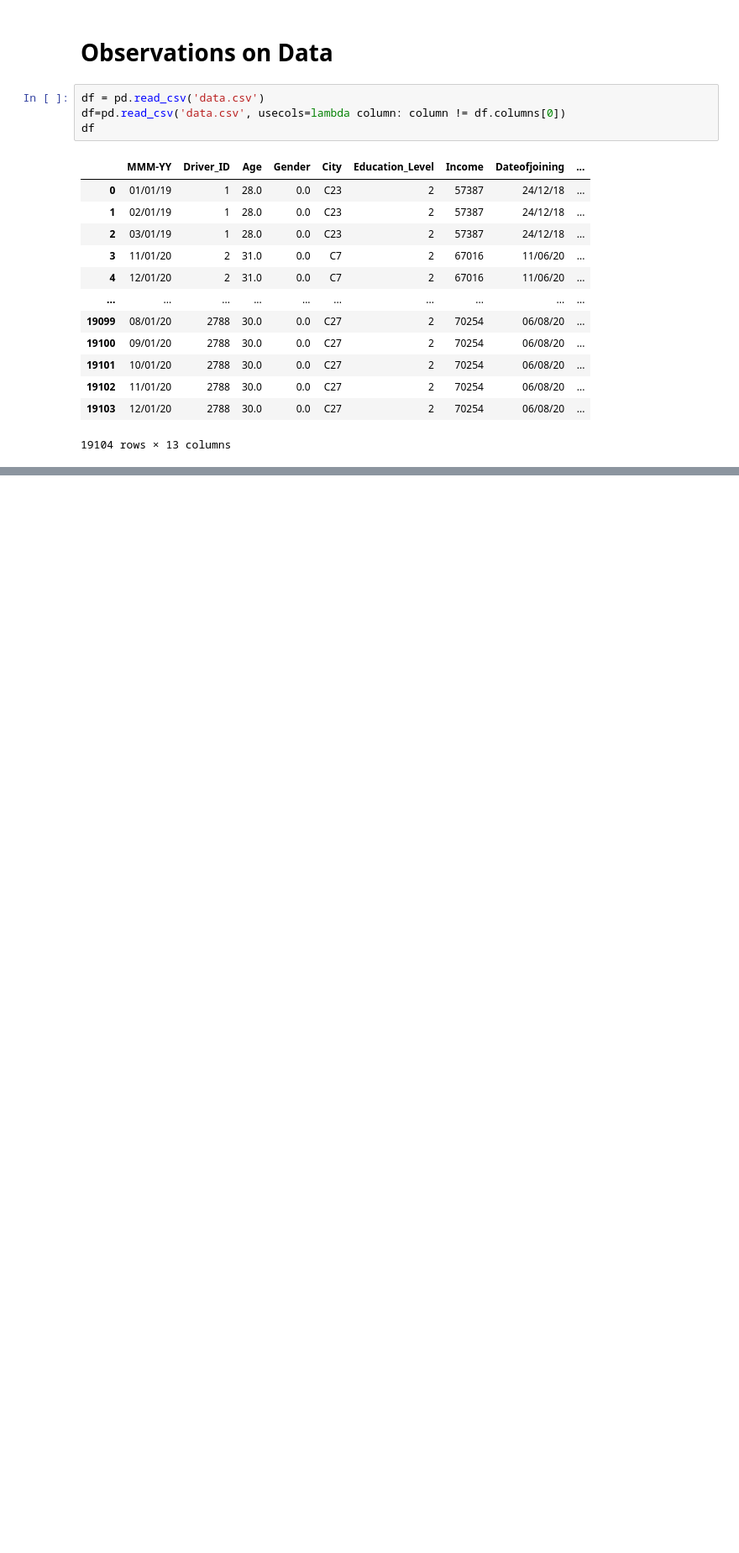
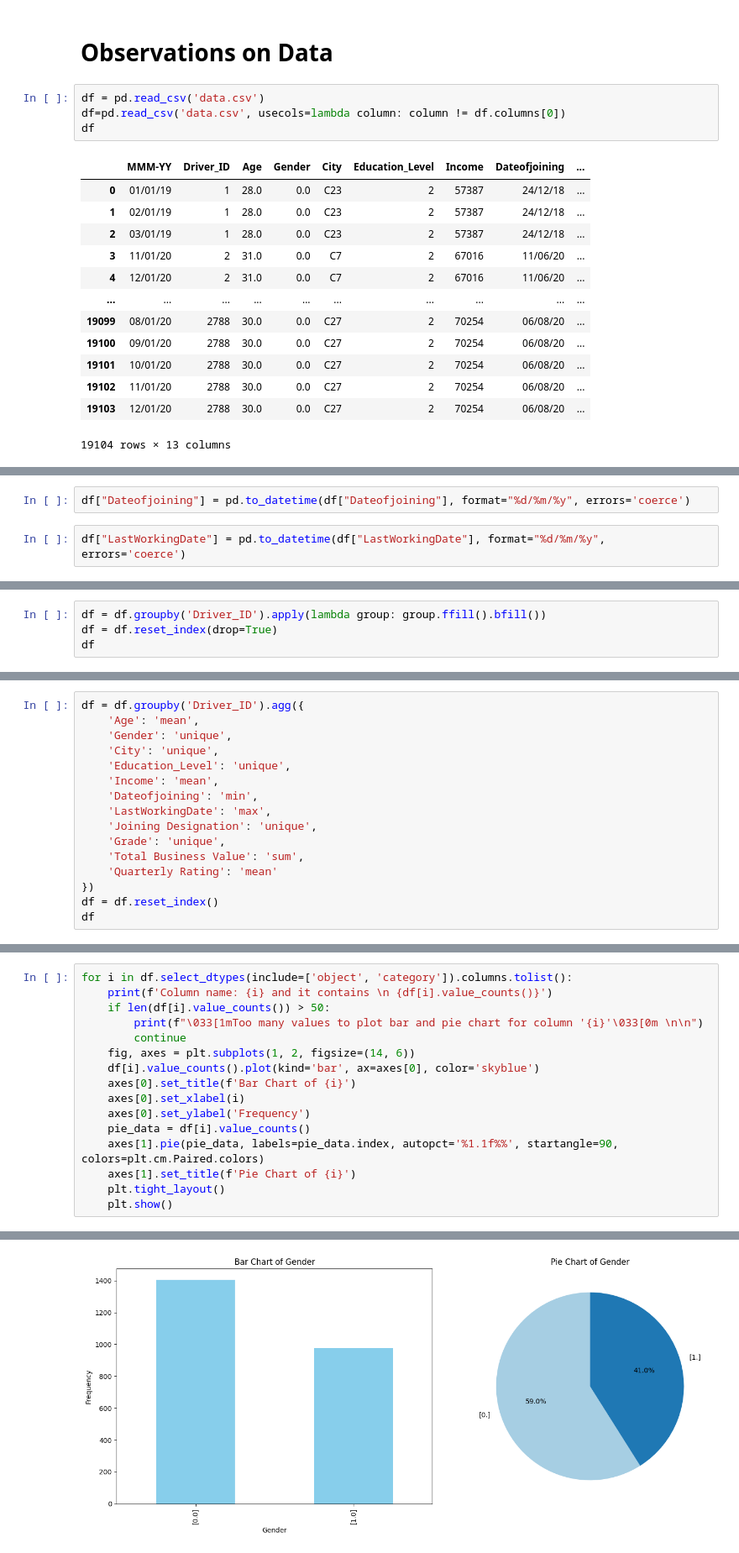
Before and after one commit to IshanSarkar/Transportation-Company, a Jupyter notebook: python notebook/transportation_company.ipynb, the cells around one changed output, grey strips where cells are left out. Shown at 84% size. Saved outputs shown, nothing was run; the diff lists cells and outputs as text; blank space fills up the shorter version.

```diff
--- a/python notebook/transportation_company.ipynb
+++ b/python notebook/transportation_company.ipynb
@@ -40,0 +78,4 @@ df
+# %%
+df["Dateofjoining"] = pd.to_datetime(df["Dateofjoining"], format="%d/%m/%y", errors='coerce')
+# %%
+df["LastWorkingDate"] = pd.to_datetime(df["LastWorkingDate"], format="%d/%m/%y", errors='coerce')
@@ -40,0 +165,4 @@ df
+# %%
+df = df.groupby('Driver_ID').apply(lambda group: group.ffill().bfill())
+df = df.reset_index(drop=True)
+df
@@ -40,0 +211,16 @@ df
+# %%
+df = df.groupby('Driver_ID').agg({
+    'Age': 'mean',
+    'Gender': 'unique',
+    'City': 'unique',
+    'Education_Level': 'unique',
+    'Income': 'mean',
+    'Dateofjoining': 'min',
+    'LastWorkingDate': 'max',
+    'Joining Designation': 'unique',
+    'Grade': 'unique',
+    'Total Business Value': 'sum',
+    'Quarterly Rating': 'mean'
+})
+df = df.reset_index()
+df
@@ -40,0 +372,17 @@ df
+# %%
+for i in df.select_dtypes(include=['object', 'category']).columns.tolist():
+    print(f'Column name: {i} and it contains \n {df[i].value_counts()}')
+    if len(df[i].value_counts()) > 50:
+        print(f"\033[1mToo many values to plot bar and pie chart for column '{i}'\033[0m \n\n")
+        continue
+    fig, axes = plt.subplots(1, 2, figsize=(14, 6))
+    df[i].value_counts().plot(kind='bar', ax=axes[0], color='skyblue')
+    axes[0].set_title(f'Bar Chart of {i}')
+    axes[0].set_xlabel(i)
+    axes[0].set_ylabel('Frequency')
+    pie_data = df[i].value_counts()
+    axes[1].pie(pie_data, labels=pie_data.index, autopct='%1.1f%%', startangle=90, colors=plt.cm.Paired.colors)
+    axes[1].set_title(f'Pie Chart of {i}')
+    plt.tight_layout()
+    plt.show()
+# %% [output]
@@ -40,0 +394 @@ df
+[figure, added]
```
Also changed, not shown: parts of 46 cells of this notebook.
